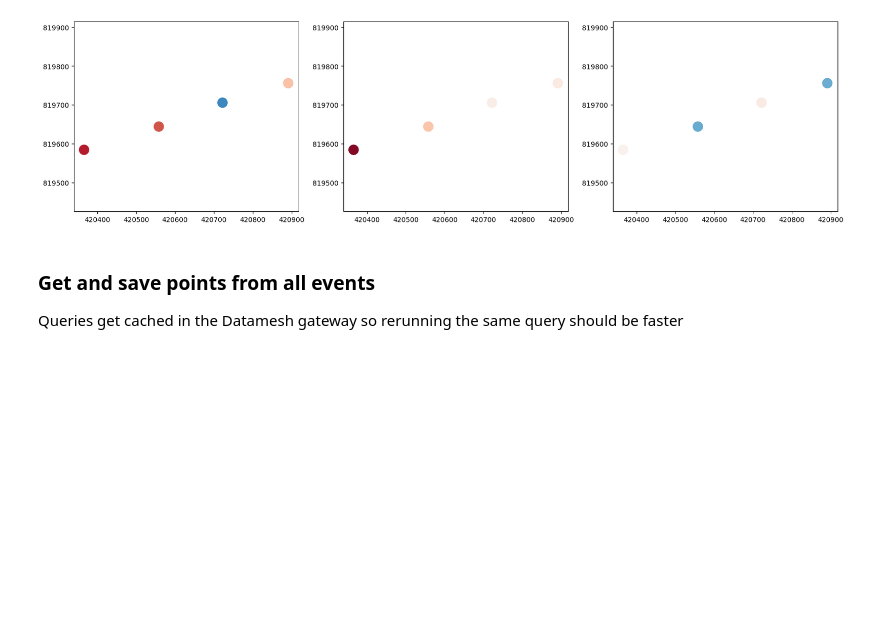
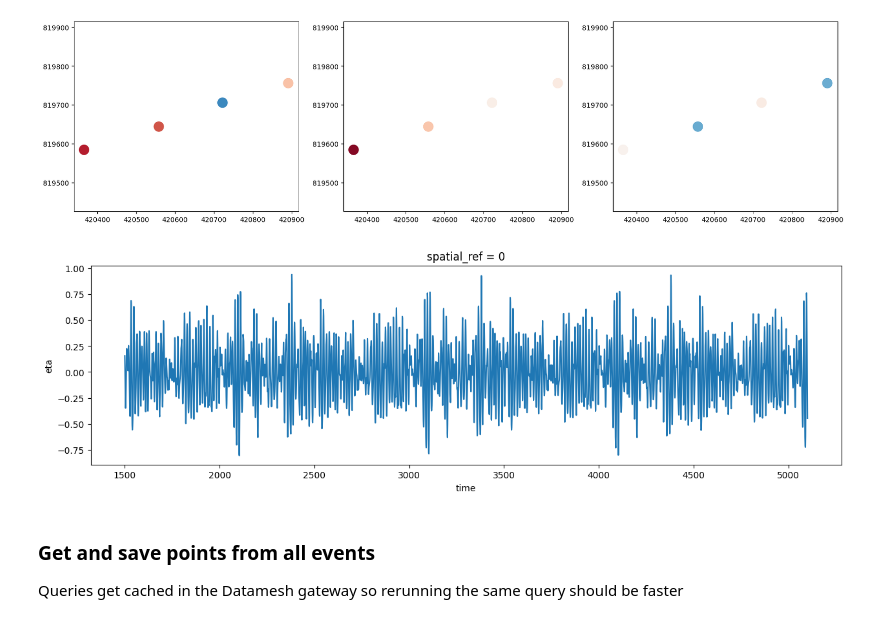
Before and after one commit to rafa-guedes/notebooks, a Jupyter notebook: query-timeseries-datamesh.ipynb, the cells around one changed output. Cells and saved outputs as stored; diff of their text form; code cells hidden in the pictures; blank space fills up the shorter version.

```diff
--- a/query-timeseries-datamesh.ipynb
+++ b/query-timeseries-datamesh.ipynb
@@ -234,6 +234,10 @@ plt.axis("equal")
 # %% [output]
 (420339.40570920025, 420917.85020863474, 819575.7300968668, 819764.3448073122)
 [figure]
+# %%
+dset.eta.isel(point=0).plot(figsize=(15, 4));
+# %% [output]
+[figure, added]
 # %% [markdown]
 ### Get and save points from all events
 
```
